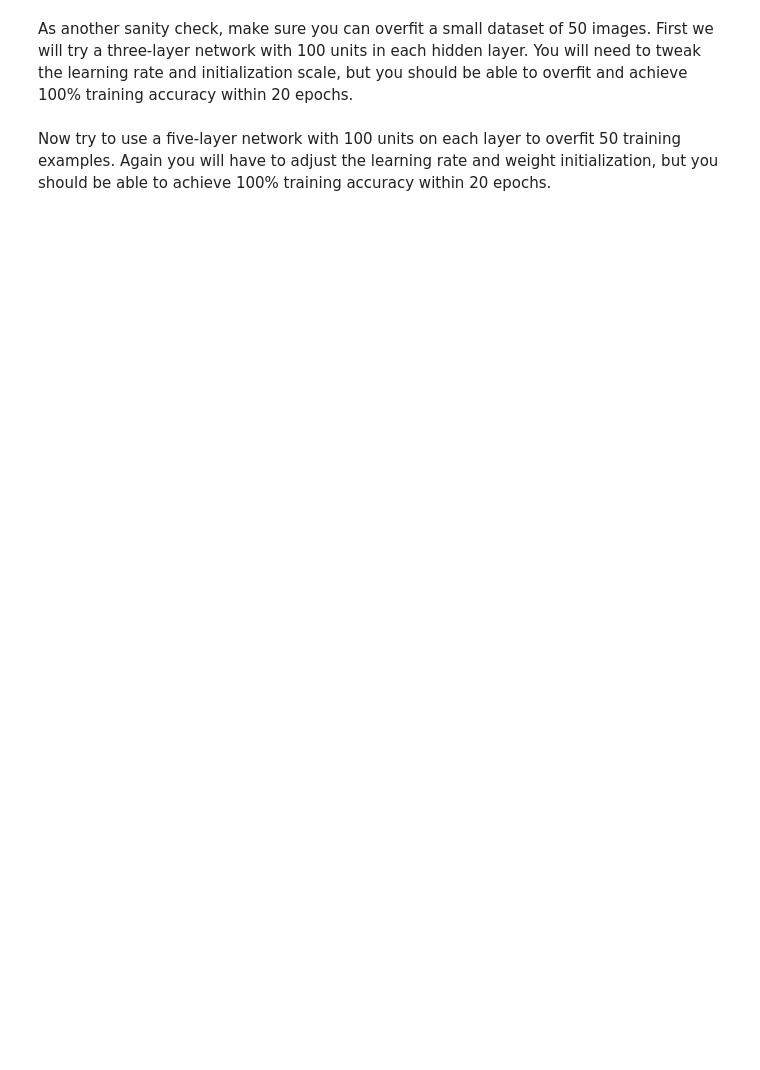
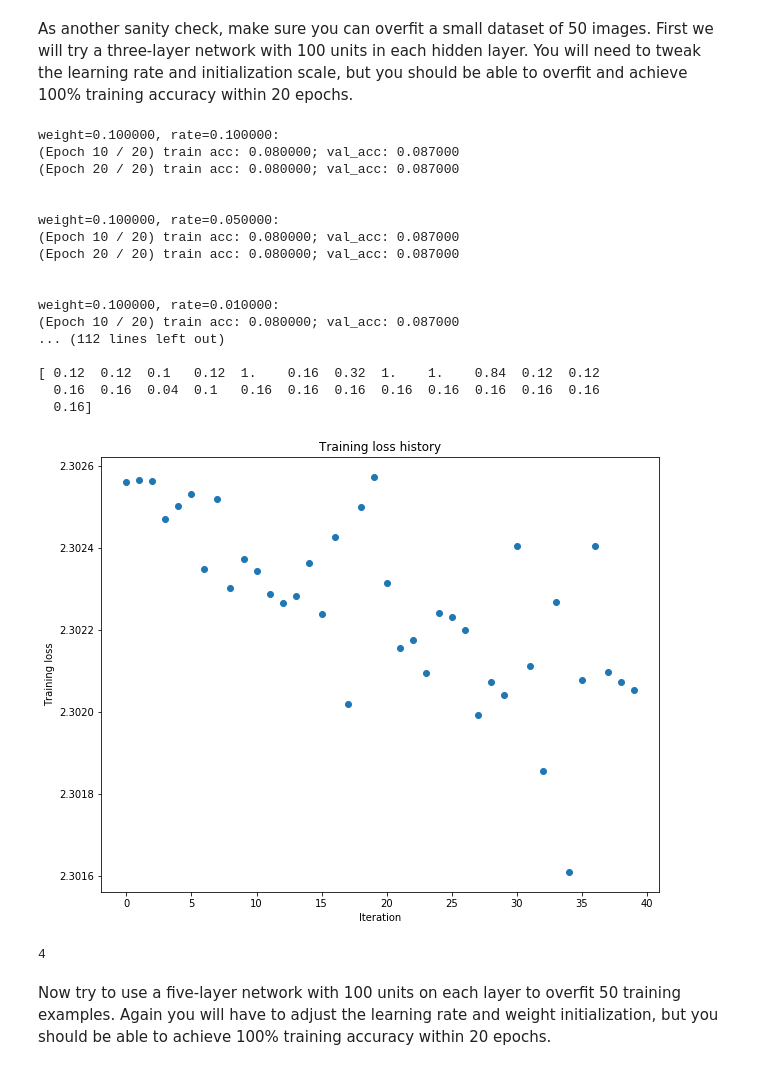
Before and after one commit to Aran00/CS231nAssignments, a Jupyter notebook: assignment2/FullyConnectedNets.ipynb, the cells around one changed output. Saved outputs shown, nothing was run; the diff lists cells and outputs as text; code cells hidden in the pictures; blank space fills up the shorter version.

```diff
--- a/assignment2/FullyConnectedNets.ipynb
+++ b/assignment2/FullyConnectedNets.ipynb
@@ -402,33 +419,67 @@ for reg in [0, 3.14]:
 As another sanity check, make sure you can overfit a small dataset of 50 images. First we will try a three-layer network with 100 units in each hidden layer. You will need to tweak the learning rate and initialization scale, but you should be able to overfit and achieve 100% training accuracy within 20 epochs.
 # %%
 # TODO: Use a three-layer Net to overfit 50 training examples.
+import itertools
 
 num_train = 50
 small_data = {
   'X_train': data['X_train'][:num_train],
   'y_train': data['y_train'][:num_train],
   'X_val': data['X_val'],
   'y_val': data['y_val'],
 }
 
-weight_scale = 1e-2
-learning_rate = 1e-4
-model = FullyConnectedNet([100, 100],
-              weight_scale=weight_scale, dtype=np.float64)
-solver = Solver(model, small_data,
-                print_every=10, num_epochs=20, batch_size=25,
-                update_rule='sgd',
-                optim_config={
-                  'learning_rate': learning_rate,
-                }
-         )
-solver.train()
+weight_scales = [1e-1, 5e-2, 1e-2, 5e-3, 1e-3]
+learning_rates = [1e-1, 5e-2, 1e-2, 5e-3, 1e-3]
+train_accs = []
+for weight_scale, learning_rate in itertools.product(weight_scales, learning_rates):
+    model = FullyConnectedNet([100, 100],
+                  weight_scale=weight_scale, dtype=np.float64)
+    solver = Solver(model, small_data,
+                    print_every=10, num_epochs=20, batch_size=25,
+                    update_rule='sgd',
+                    optim_config={
+                      'learning_rate': learning_rate,
+                    },
+                    verbose = False
+             )
+    print "weight=%f, rate=%f:" % (weight_scale, learning_rate)
+    solver.train()
+    train_accs.append(solver.best_train_acc)
+    print "\n"
+
+print np_train_accs
+np_train_accs = np.array(train_accs)
+np.sum(np_train_accs > 0.9)
 
 plt.plot(solver.loss_history, 'o')
 plt.title('Training loss history')
 plt.xlabel('Iteration')
 plt.ylabel('Training loss')
 plt.show()
+# %% [output]
+weight=0.100000, rate=0.100000:
+(Epoch 10 / 20) train acc: 0.080000; val_acc: 0.087000
+(Epoch 20 / 20) train acc: 0.080000; val_acc: 0.087000
+
+
+weight=0.100000, rate=0.050000:
+(Epoch 10 / 20) train acc: 0.080000; val_acc: 0.087000
+(Epoch 20 / 20) train acc: 0.080000; val_acc: 0.087000
+
+
+weight=0.100000, rate=0.010000:
+(Epoch 10 / 20) train acc: 0.080000; val_acc: 0.087000
+... (112 lines left out)
+
+[ 0.12  0.12  0.1   0.12  1.    0.16  0.32  1.    1.    0.84  0.12  0.12
+  0.16  0.16  0.04  0.1   0.16  0.16  0.16  0.16  0.16  0.16  0.16  0.16
+  0.16]
+[figure, added]
+# %%
+np.sum(np_train_accs > 0.9)
+# %% [output]
+4
 # %% [markdown]
 Now try to use a five-layer network with 100 units on each layer to overfit 50 training examples. Again you will have to adjust the learning rate and weight initialization, but you should be able to achieve 100% training accuracy within 20 epochs.
 # %%
```
Also changed, not shown: parts of 9 cells of this notebook, 3 other files.
